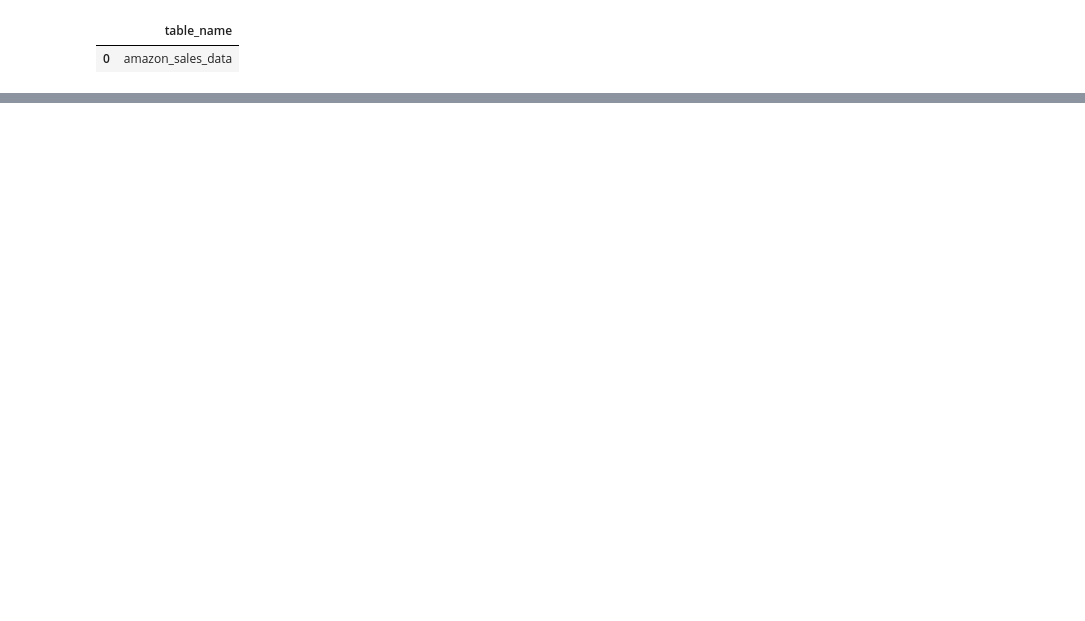
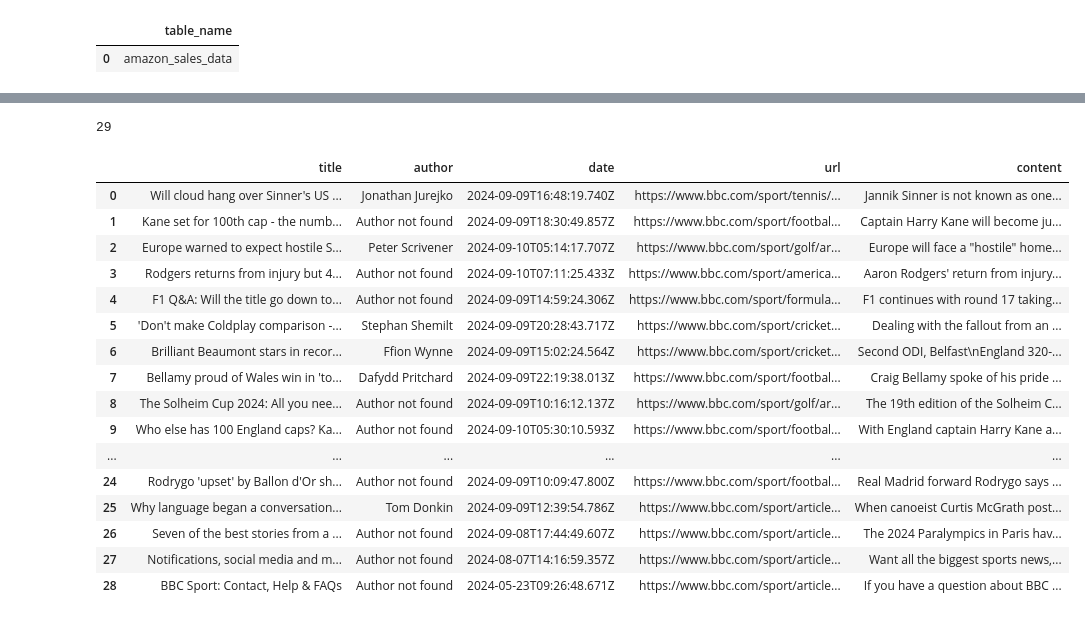
Before and after one commit to jeisaRaja/simple-de-pipeline, a Jupyter notebook: Data Exploration.ipynb, the cells around one changed output, grey strips where cells are left out. Saved outputs shown, nothing was run; the diff lists cells and outputs as text; code cells hidden in the pictures; blank space fills up the shorter version.

```diff
--- a/Data Exploration.ipynb
+++ b/Data Exploration.ipynb
@@ -13,3 +12,5 @@ from sqlalchemy import create_engine
+# %%
+pd.set_option('display.max_colwidth', None)
 # %%
 conn = create_engine("postgresql://postgres:password123@localhost:5432/etl_db")
 # %%
@@ -54,0 +191,26 @@ dtype: int64
+# %%
+nlp_df.to_sql('news', conn, if_exists='replace', index=False)
+# %% [output]
+29
+# %%
+query_news = "SELECT * FROM news;"
+news = pd.read_sql(query_news, conn)
+news
+# %% [output]
+|  | title | author | date | url | content |
+| 0 | Will cloud hang over Sinner's US ... | Jonathan Jurejko | 2024-09-09T16:48:19.740Z | https://www.bbc.com/sport/tennis/... | Jannik Sinner is not known as one... |
+| 1 | Kane set for 100th cap - the numb... | Author not found | 2024-09-09T18:30:49.857Z | https://www.bbc.com/sport/footbal... | Captain Harry Kane will become ju... |
+| 2 | Europe warned to expect hostile S... | Peter Scrivener | 2024-09-10T05:14:17.707Z | https://www.bbc.com/sport/golf/ar... | Europe will face a "hostile" home... |
+| 3 | Rodgers returns from injury but 4... | Author not found | 2024-09-10T07:11:25.433Z | https://www.bbc.com/sport/america... | Aaron Rodgers' return from injury... |
+| 4 | F1 Q&A: Will the title go down to... | Author not found | 2024-09-09T14:59:24.306Z | https://www.bbc.com/sport/formula... | F1 continues with round 17 taking... |
+| 5 | 'Don't make Coldplay comparison -... | Stephan Shemilt | 2024-09-09T20:28:43.717Z | https://www.bbc.com/sport/cricket... | Dealing with the fallout from an ... |
+| 6 | Brilliant Beaumont stars in recor... | Ffion Wynne | 2024-09-09T15:02:24.564Z | https://www.bbc.com/sport/cricket... | Second ODI, Belfast\nEngland 320-... |
+| 7 | Bellamy proud of Wales win in 'to... | Dafydd Pritchard | 2024-09-09T22:19:38.013Z | https://www.bbc.com/sport/footbal... | Craig Bellamy spoke of his pride ... |
+| 8 | The Solheim Cup 2024: All you nee... | Author not found | 2024-09-09T10:16:12.137Z | https://www.bbc.com/sport/golf/ar... | The 19th edition of the Solheim C... |
+| 9 | Who else has 100 England caps? Ka... | Author not found | 2024-09-10T05:30:10.593Z | https://www.bbc.com/sport/footbal... | With England captain Harry Kane a... |
+| ... | ... | ... | ... | ... | ... |
+| 24 | Rodrygo 'upset' by Ballon d'Or sh... | Author not found | 2024-09-09T10:09:47.800Z | https://www.bbc.com/sport/footbal... | Real Madrid forward Rodrygo says ... |
+| 25 | Why language began a conversation... | Tom Donkin | 2024-09-09T12:39:54.786Z | https://www.bbc.com/sport/article... | When canoeist Curtis McGrath post... |
+| 26 | Seven of the best stories from a ... | Author not found | 2024-09-08T17:44:49.607Z | https://www.bbc.com/sport/article... | The 2024 Paralympics in Paris hav... |
+| 27 | Notifications, social media and m... | Author not found | 2024-08-07T14:16:59.357Z | https://www.bbc.com/sport/article... | Want all the biggest sports news,... |
+| 28 | BBC Sport: Contact, Help & FAQs | Author not found | 2024-05-23T09:26:48.671Z | https://www.bbc.com/sport/article... | If you have a question about BBC ... |
```
Also changed, not shown: parts of 18 cells of this notebook, 2 other files.
